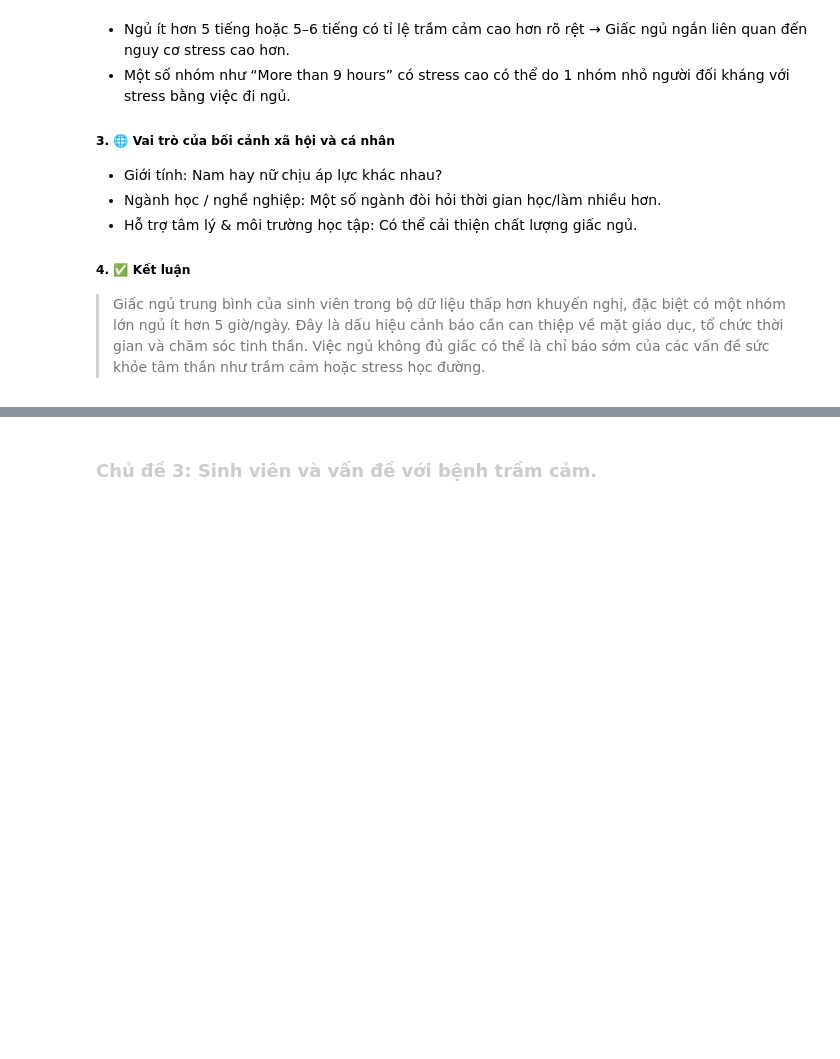
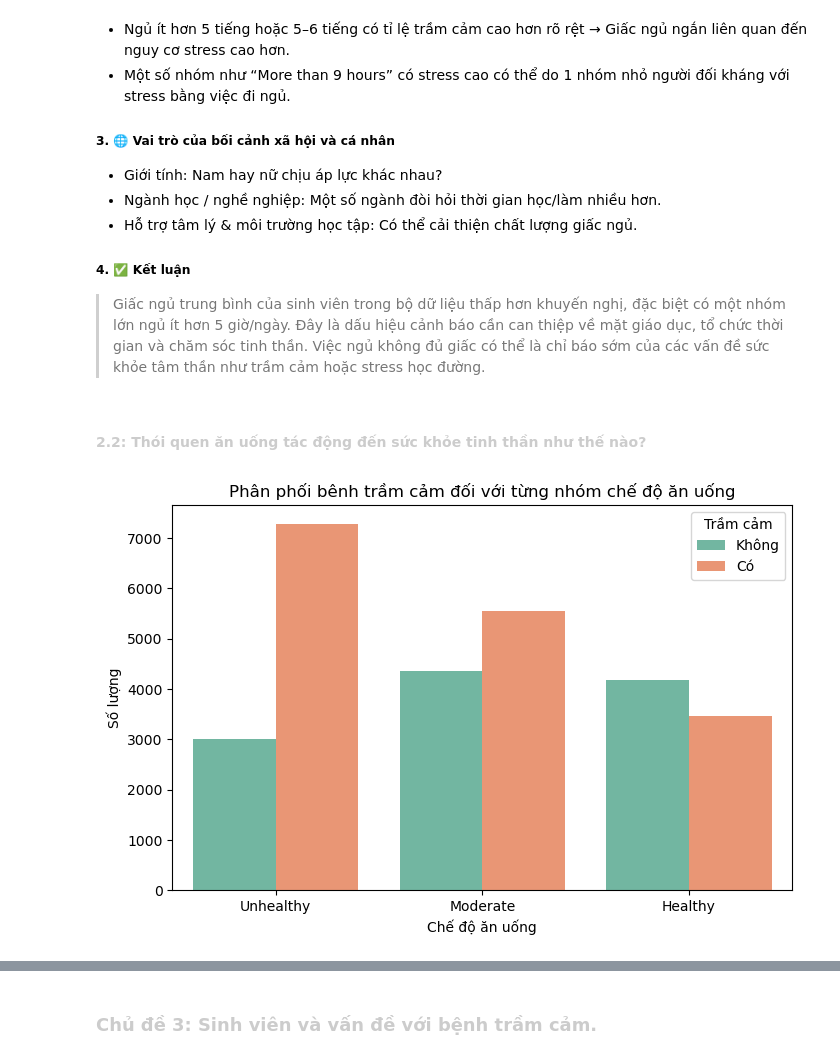
Before and after one commit to Dzivilord/Data_Insight_AI, a Jupyter notebook: src/ExploringData/Visualization_data.ipynb, the cells around one changed output, grey strips where cells are left out. Saved outputs shown, nothing was run; the diff lists cells and outputs as text; code cells hidden in the pictures; blank space fills up the shorter version.

```diff
--- a/src/ExploringData/Visualization_data.ipynb
+++ b/src/ExploringData/Visualization_data.ipynb
@@ -342,3 +341,23 @@ Do đó, để giảm tỉ lệ trầm cảm trong nhóm học sinh, sinh viên,
 
 ##### 4. ✅ Kết luận
 > Giấc ngủ trung bình của sinh viên trong bộ dữ liệu thấp hơn khuyến nghị, đặc biệt có một nhóm lớn ngủ ít hơn 5 giờ/ngày. Đây là dấu hiệu cảnh báo cần can thiệp về mặt giáo dục, tổ chức thời gian và chăm sóc tinh thần. Việc ngủ không đủ giấc có thể là chỉ báo sớm của các vấn đề sức khỏe tâm thần như trầm cảm hoặc stress học đường.
+# %% [markdown]
+#### <span style="color:#CCCCCC; font-weight:bold;"> 2.2: Thói quen ăn uống tác động đến sức khỏe tinh thần như thế nào?<span> <a id="ii2.2"></a>
+# %%
+# Loại bỏ các giá trị không xác định
+diet_analyze_df = data[data['Dietary Habits'] != 'Others'].copy()
+# %%
+plt.figure(figsize=(8,5))
+sns.countplot(x='Dietary Habits',
+              hue='Depression',
+              data=diet_analyze_df,
+              palette="Set2",
+              order=['Unhealthy', 'Moderate', 'Healthy'])
+plt.title("Phân phối bênh trầm cảm đối với từng nhóm chế độ ăn uống")
+plt.xlabel("Chế độ ăn uống")
+plt.ylabel("Số lượng")
+plt.legend(title="Trầm cảm",
+           labels=['Không', 'Có'])
+plt.show()
+# %% [output]
+[figure, added]
```
Also changed, not shown: parts of 13 cells of this notebook.
